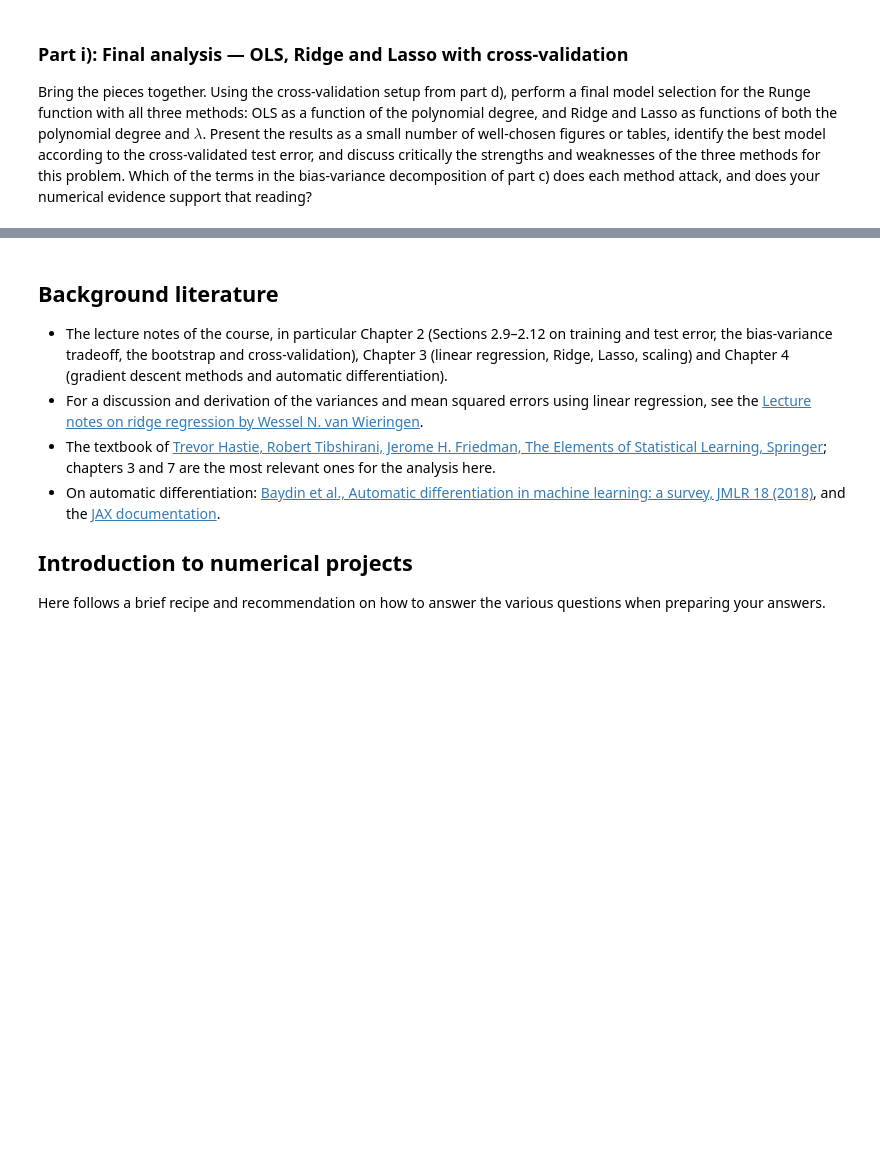
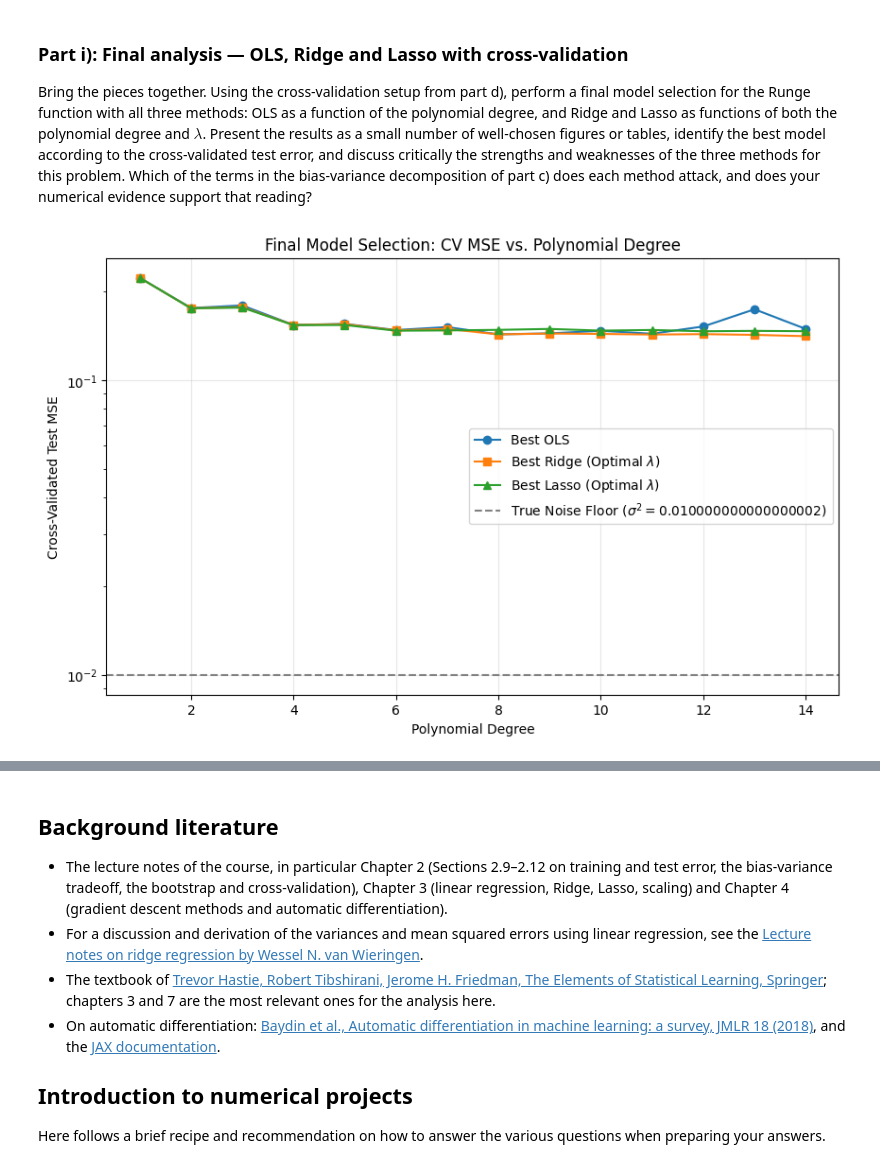
Before and after one commit to GiacomoSaporetti/FYS-STK4155-Project1, a Jupyter notebook: Project1.ipynb, the cells around one changed output, grey strips where cells are left out. Saved outputs shown, nothing was run; the diff lists cells and outputs as text; code cells hidden in the pictures; blank space fills up the shorter version.

```diff
--- a/Project1.ipynb
+++ b/Project1.ipynb
@@ -1376,3 +1534,82 @@ problem. Which of the terms in the bias-variance decomposition of part c) does
 each method attack, and does your numerical evidence support that reading?
 # %%
 # Your code for part i) here
+
+from sklearn.preprocessing import PolynomialFeatures, StandardScaler
+from sklearn.pipeline import make_pipeline
+import warnings
+
+# ignore convergence warnings from lasso for high degrees
+warnings.filterwarnings('ignore')
+
+
+# Define search space
+degrees = np.arange(1,15)
+lambdas = np.logspace(-4, 1, 6)
+kfold = KFold(n_splits=5, shuffle=True, random_state=2026)
+
+# initialise Arrays to store the best possible CV MSE for each degree
+best_mse_ols = np.zeros(len(degrees))
+best_mse_ridge = np.zeros(len(degrees))
+best_mse_lasso = np.zeros(len(degrees))
+
+# store the best lambdas
+optimal_lambda_ridge = np.zeros(len(degrees))
+optimal_lambda_lasso = np.zeros(len(degrees))
+
+for i, degree in enumerate(degrees):
+    # Evaluate OLS
+    pipe_ols = make_pipeline(PolynomialFeatures(degree=degree), StandardScaler(), LinearRegression(fit_intercept=False))
+    scores_ols = -cross_val_score(pipe_ols, x.reshape(-1, 1), y, cv=kfold, scoring="neg_mean_squared_error")
+    best_mse_ols[i] = scores_ols.mean()
+
+    # Evaluate Ridge across all lambdas
+    mse_ridge_temp = []
+
+    for lmb in lambdas:
+        pipe_ridge = make_pipeline(PolynomialFeatures(degree=degree), StandardScaler(), Ridge(alpha=lmb, fit_intercept=False))
+        scores = -cross_val_score(pipe_ridge, x.reshape(-1, 1), y, cv=kfold, scoring="neg_mean_squared_error")
+        mse_ridge_temp.append(scores.mean())
+
+    best_mse_ridge[i] = np.min(mse_ridge_temp)
+    optimal_lambda_ridge[i] = lambdas[np.argmin(mse_ridge_temp)]
+
+
+    # Evaluate Lasso across all lambdas
+    mse_lasso_temp = []
+
+    for lmb in lambdas:
+        sklearn_alpha = lmb / 2.0
+        pipe_lasso = make_pipeline(PolynomialFeatures(degree=degree), StandardScaler(), Lasso(alpha=sklearn_alpha, fit_intercept=False, max_iter=2000))
+        scores = -cross_val_score(pipe_lasso, x.reshape(-1, 1), y, cv=kfold, scoring="neg_mean_squared_error")
+        mse_lasso_temp.append(scores.mean())
+
+    best_mse_lasso[i] = np.min(mse_lasso_temp)
+    optimal_lambda_lasso[i] = lambdas[np.argmin(mse_lasso_temp)]
+
+
+# Plot the comparisons
+plt.figure(figsize=(10, 6))
+plt.plot(degrees, best_mse_ols, label='Best OLS', marker='o')
+plt.plot(degrees, best_mse_ridge, label='Best Ridge (Optimal $\lambda$)', marker='s')
+plt.plot(degrees, best_mse_lasso, label='Best Lasso (Optimal $\lambda$)', marker='^')
+
+plt.axhline(y=sigma**2, color='gray', linestyle='--', label=f'True Noise Floor ($\sigma^2={sigma**2}$)')
+plt.xlabel("Polynomial Degree")
+plt.ylabel("Cross-Validated Test MSE")
+plt.title("Final Model Selection: CV MSE vs. Polynomial Degree")
+plt.yscale("log")
+plt.legend()
+plt.grid(True, alpha=0.3)
+plt.show()
+
+
+# Print out best model
+all_best_mses = [np.min(best_mse_ols), np.min(best_mse_ridge), np.min(best_mse_lasso)]
+model_names = ['OLS', 'Ridge', 'Lasso']
+best_idx = np.argmin(all_best_mses)
+
+print(f"Absolute Best Model: {model_names[best_idx]}")
+print(f"Best CV MSE: {all_best_mses[best_idx]:.5f}")
+# %% [output]
+[figure, added]
```
Also changed, not shown: parts of 17 cells of this notebook, 2 other files.
